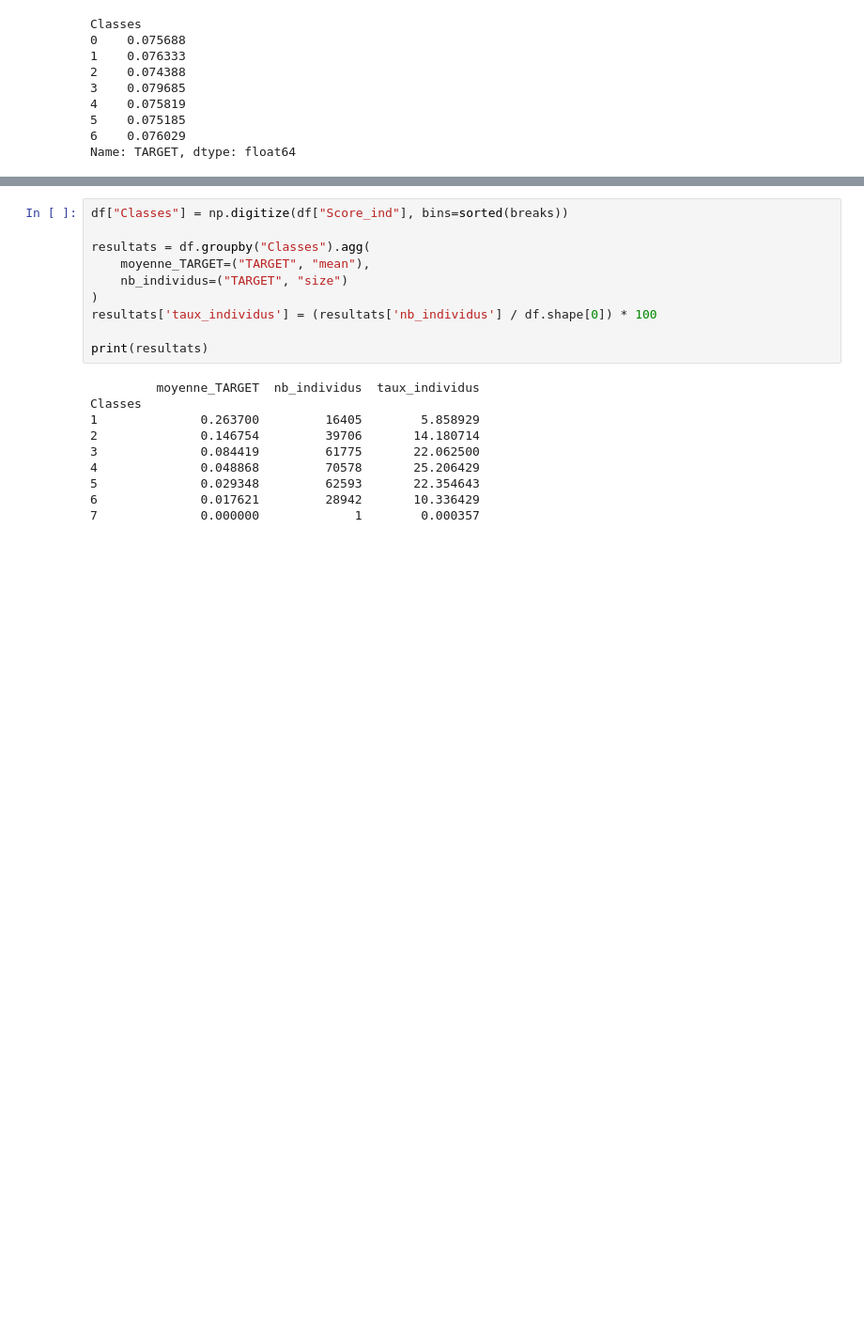
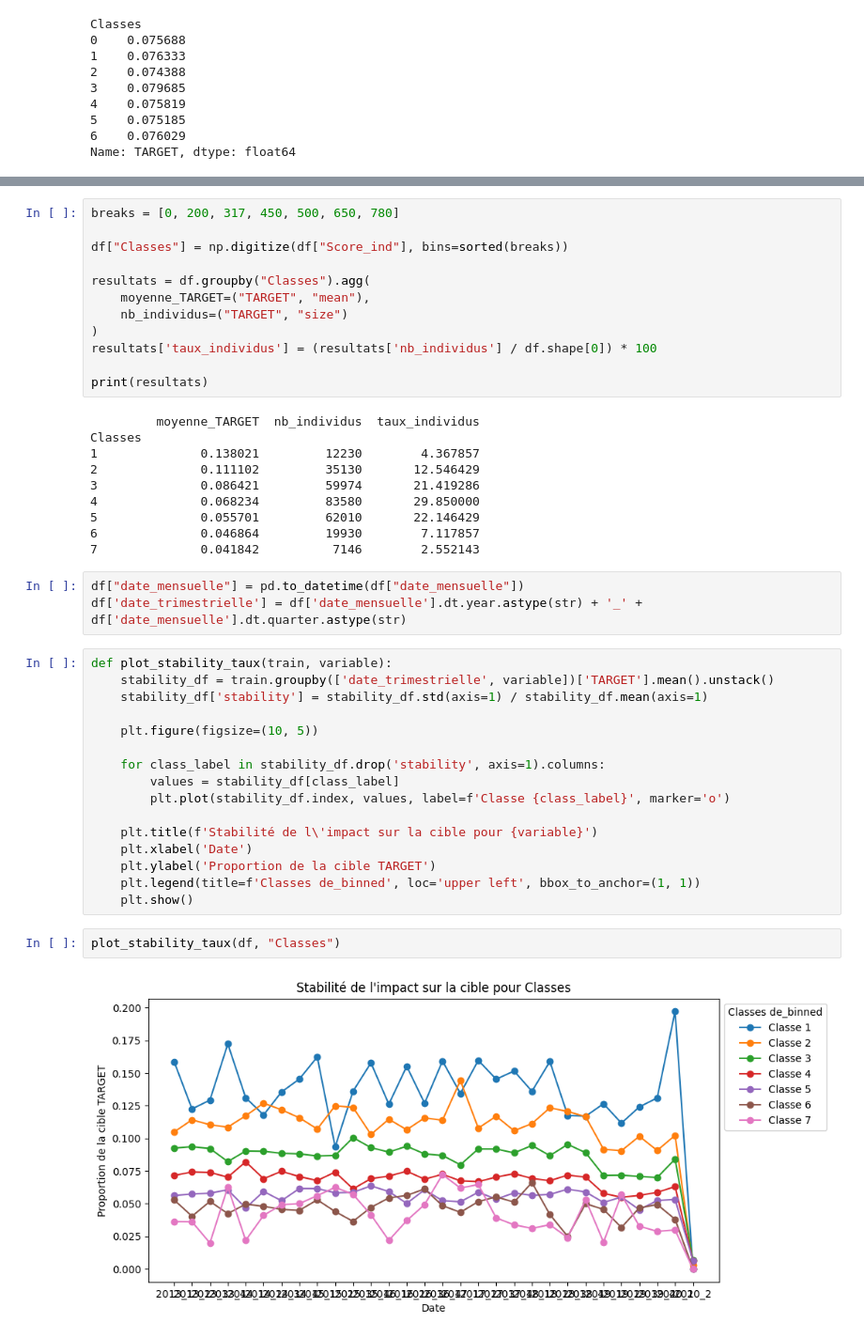
Before and after one commit to SamuelBaheux/Challenge_Nexialog, a Jupyter notebook: notebooks/Segmentation.ipynb, the cells around one changed output, grey strips where cells are left out. Shown: that part at 94% size. Drawn from its saved outputs; the diff is of its cells as text; blank space fills up the shorter version.

```diff
--- a/notebooks/Segmentation.ipynb
+++ b/notebooks/Segmentation.ipynb
@@ -132,4 +135,6 @@ print(breaks)
 # %%
+breaks = [0, 200, 317, 450, 500, 650, 780]
+
 df["Classes"] = np.digitize(df["Score_ind"], bins=sorted(breaks))
 
 resultats = df.groupby("Classes").agg(
@@ -142,10 +147,33 @@ print(resultats)
 # %% [output]
          moyenne_TARGET  nb_individus  taux_individus
 Classes
-1              0.263700         16405        5.858929
-2              0.146754         39706       14.180714
-3              0.084419         61775       22.062500
-4              0.048868         70578       25.206429
-5              0.029348         62593       22.354643
-6              0.017621         28942       10.336429
-7              0.000000             1        0.000357
+1              0.138021         12230        4.367857
+2              0.111102         35130       12.546429
+3              0.086421         59974       21.419286
+4              0.068234         83580       29.850000
+5              0.055701         62010       22.146429
+6              0.046864         19930        7.117857
+7              0.041842          7146        2.552143
+# %%
+df["date_mensuelle"] = pd.to_datetime(df["date_mensuelle"])
+df['date_trimestrielle'] = df['date_mensuelle'].dt.year.astype(str) + '_' + df['date_mensuelle'].dt.quarter.astype(str)
+# %%
+def plot_stability_taux(train, variable):
+    stability_df = train.groupby(['date_trimestrielle', variable])['TARGET'].mean().unstack()
+    stability_df['stability'] = stability_df.std(axis=1) / stability_df.mean(axis=1)
+
+    plt.figure(figsize=(10, 5))
+
+    for class_label in stability_df.drop('stability', axis=1).columns:
+        values = stability_df[class_label]
+        plt.plot(stability_df.index, values, label=f'Classe {class_label}', marker='o')
+
+    plt.title(f'Stabilité de l\'impact sur la cible pour {variable}')
+    plt.xlabel('Date')
+    plt.ylabel('Proportion de la cible TARGET')
+    plt.legend(title=f'Classes de_binned', loc='upper left', bbox_to_anchor=(1, 1))
+    plt.show()
+# %%
+plot_stability_taux(df, "Classes")
+# %% [output]
+[figure, added]
```
Also changed, not shown: parts of 3 cells of this notebook, 2 other files.
